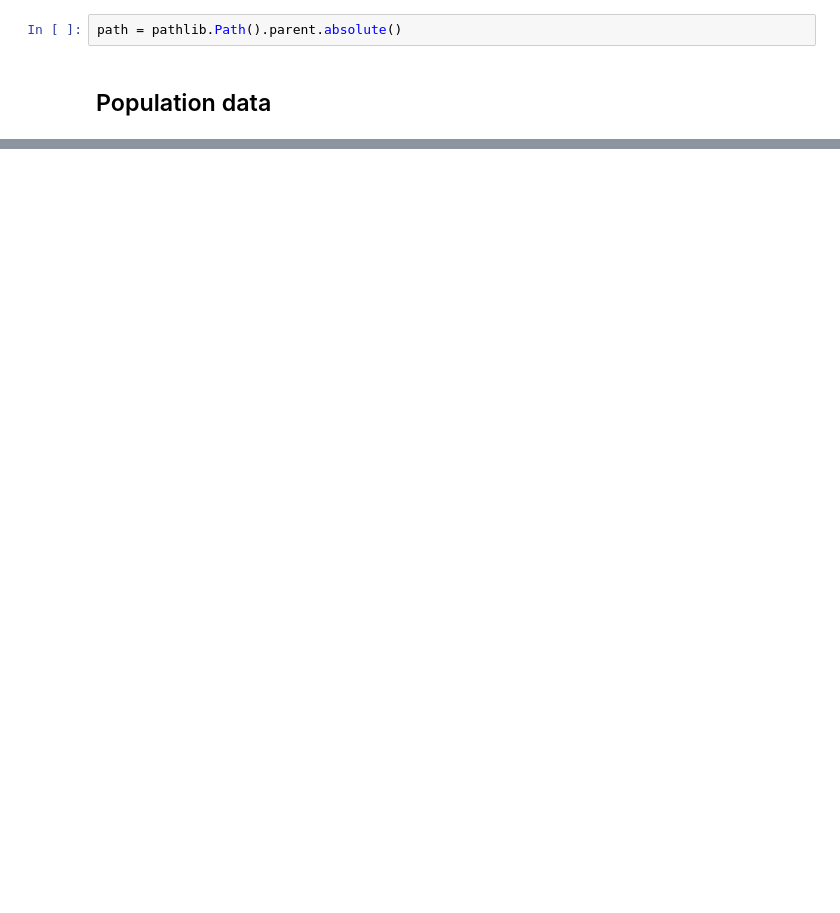
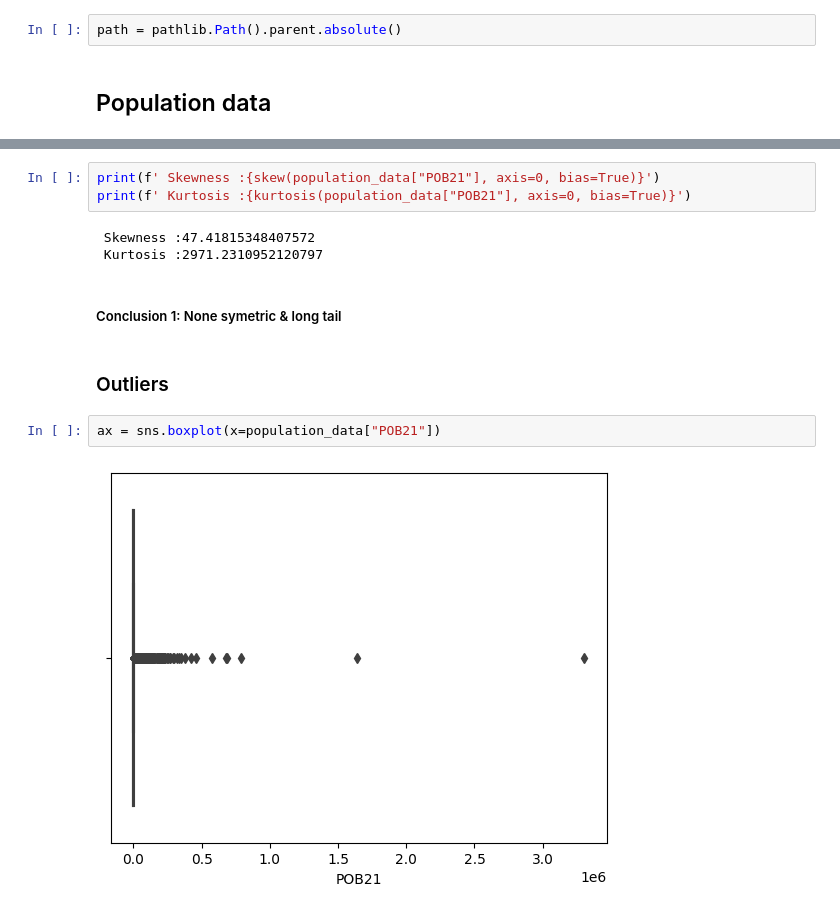
Before and after one commit to 13Mai13/da-car-need-es, a Jupyter notebook: analysis.ipynb, the cells around one changed output, grey strips where cells are left out. Saved outputs shown, nothing was run; the diff lists cells and outputs as text; blank space fills up the shorter version.

```diff
--- a/analysis.ipynb
+++ b/analysis.ipynb
@@ -17,0 +66,14 @@ population_data = pd.read_csv()
+# %%
+print(f' Skewness :{skew(population_data["POB21"], axis=0, bias=True)}')
+print(f' Kurtosis :{kurtosis(population_data["POB21"], axis=0, bias=True)}')
+# %% [output]
+ Skewness :47.41815348407572
+ Kurtosis :2971.2310952120797
+# %% [markdown]
+##### Conclusion 1: None symetric & long tail
+# %% [markdown]
+### Outliers
+# %%
+ax = sns.boxplot(x=population_data["POB21"])
+# %% [output]
+[figure, added]
```
Also changed, not shown: parts of 34 cells of this notebook, 25 other files.
